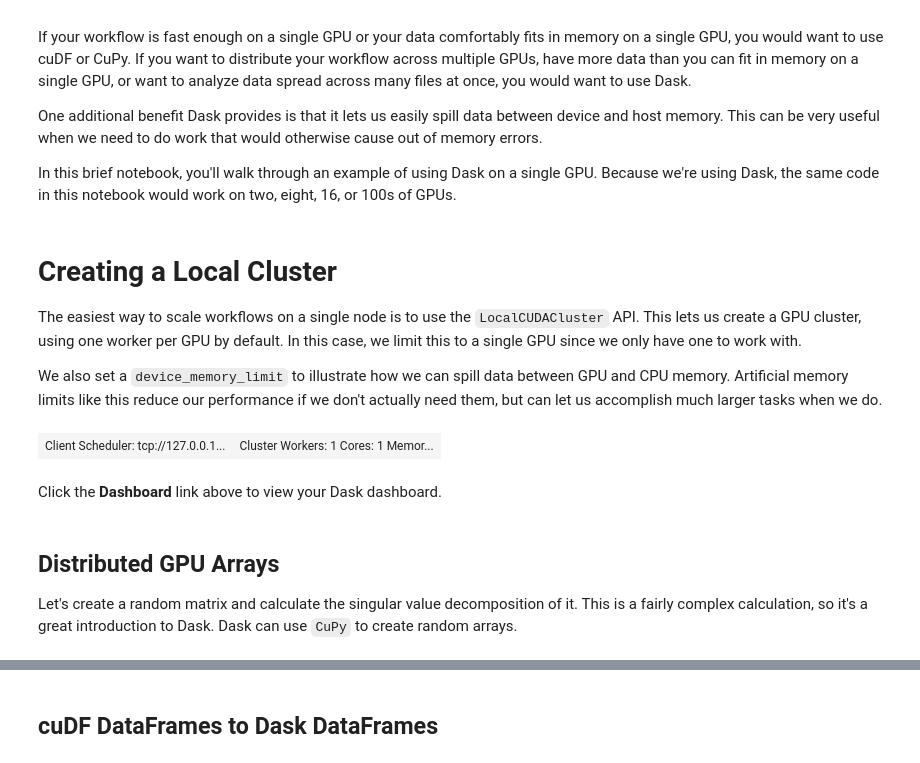
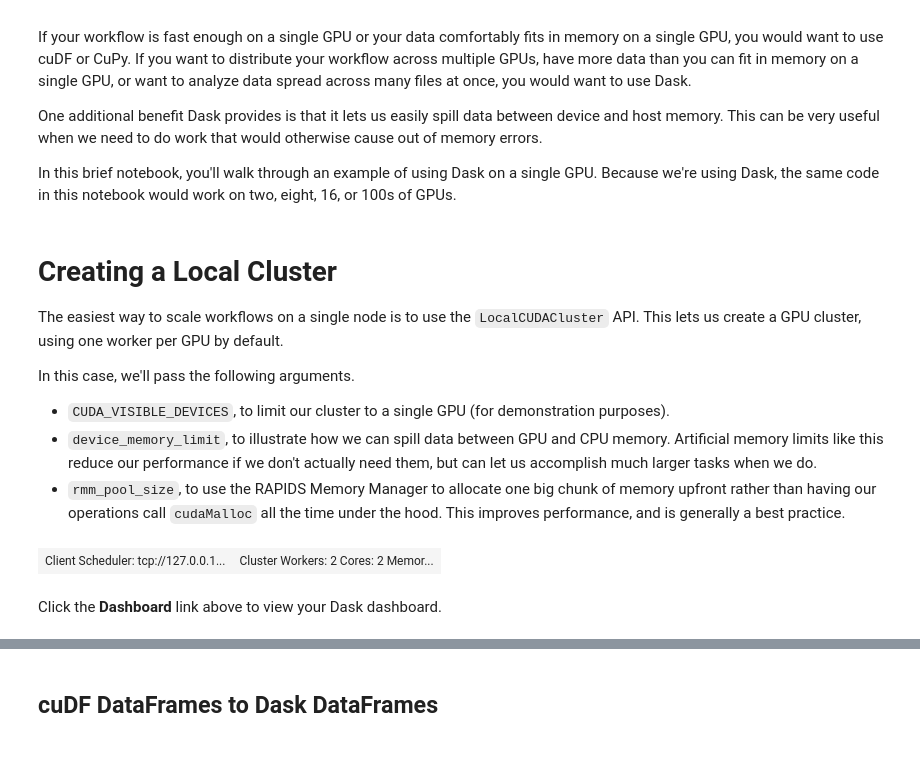
Before and after one commit to yidong72/XGBoostWorkshop, a Jupyter notebook: workshop/02-Intro_to_Dask.ipynb, the cells around one changed output, grey strips where cells are left out. Drawn from its saved outputs; the diff is of its cells as text; code cells hidden in the pictures.

```diff
--- a/workshop/02-Intro_to_Dask.ipynb
+++ b/workshop/02-Intro_to_Dask.ipynb
@@ -14,27 +14,29 @@ In this brief notebook, you'll walk through an example of using Dask on a single
 # %% [markdown]
 # Creating a Local Cluster
 
-The easiest way to scale workflows on a single node is to use the `LocalCUDACluster` API. This lets us create a GPU cluster, using one worker per GPU by default. In this case, we limit this to a single GPU since we only have one to work with.
+The easiest way to scale workflows on a single node is to use the `LocalCUDACluster` API. This lets us create a GPU cluster, using one worker per GPU by default.
 
-We also set a `device_memory_limit` to illustrate how we can spill data between GPU and CPU memory. Artificial memory limits like this reduce our performance if we don't actually need them, but can let us accomplish much larger tasks when we do.
+In this case, we'll pass the following arguments.
+
+- `CUDA_VISIBLE_DEVICES`, to limit our cluster to a single GPU (for demonstration purposes).
+- `device_memory_limit`, to illustrate how we can spill data between GPU and CPU memory. Artificial memory limits like this reduce our performance if we don't actually need them, but can let us accomplish much larger tasks when we do.
+- `rmm_pool_size`, to use the RAPIDS Memory Manager to allocate one big chunk of memory upfront rather than having our operations call `cudaMalloc` all the time under the hood. This improves performance, and is generally a best practice.
 # %%
 from dask.distributed import Client, fire_and_forget, wait
 from dask_cuda import LocalCUDACluster
 from dask.utils import parse_bytes
 import dask
 
 
 cluster = LocalCUDACluster(
+    CUDA_VISIBLE_DEVICES="0,1",
     device_memory_limit=parse_bytes("4GB"),
+    rmm_pool_size=parse_bytes("8GB"),
 )
 
 client = Client(cluster)
 client
 # %% [output]
-| Client Scheduler: tcp://127.0.0.1... | Cluster Workers: 1 Cores: 1 Memor... |
+| Client Scheduler: tcp://127.0.0.1... | Cluster Workers: 2 Cores: 2 Memor... |
 # %% [markdown]
 Click the **Dashboard** link above to view your Dask dashboard.
-# %% [markdown]
-## Distributed GPU Arrays
-
-Let's create a random matrix and calculate the singular value decomposition of it. This is a fairly complex calculation, so it's a great introduction to Dask. Dask can use `CuPy` to create random arrays.
```
Also changed, not shown: parts of 53 cells of this notebook.
